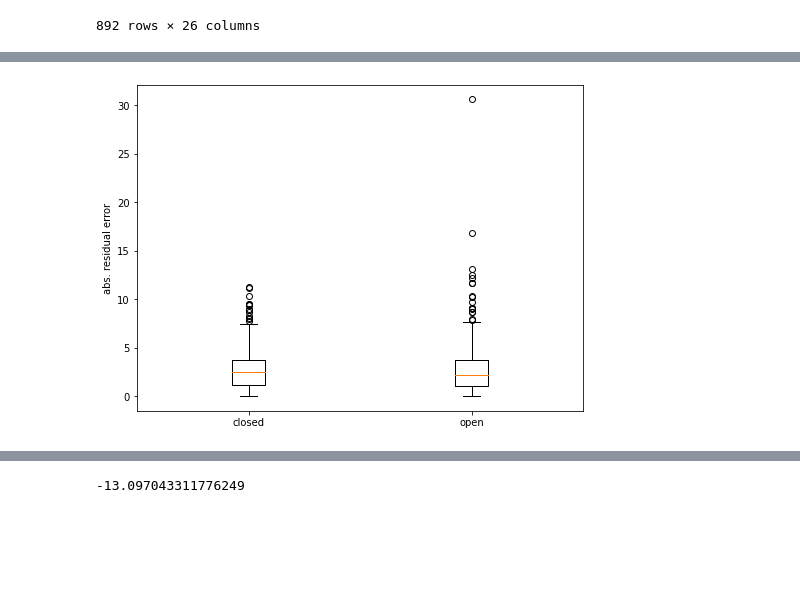
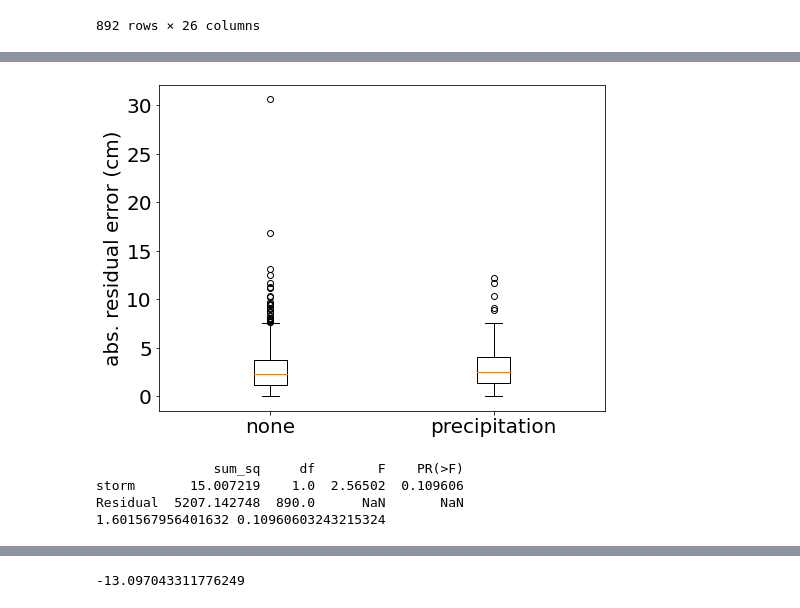
Before and after one commit to CV4EcologySchool/snow-Dayz, a Jupyter notebook: snowpoles/processing_and_analysis/error_analysis.ipynb, the cells around one changed output, grey strips where cells are left out. Drawn from its saved outputs; the diff is of its cells as text; code cells hidden in the pictures; blank space fills up the shorter version.

```diff
--- a/snowpoles/processing_and_analysis/error_analysis.ipynb
+++ b/snowpoles/processing_and_analysis/error_analysis.ipynb
@@ -72,11 +146,28 @@ plt.show()
 # %%
 # Group data by 'canopy'
-grouped = results.groupby('closed_open')['abs_diff']
+grouped = results.groupby('storm')['abs_diff']
 
 # Create boxplot
 plt.figure(figsize=(8, 6))
-plt.boxplot([group.values for _, group in grouped], labels=grouped.groups.keys())
+plt.boxplot([group.values for _, group in grouped], labels=['none','precipitation'])
 plt.ylabel('abs. residual error')
+plt.ylabel('abs. residual error (cm)', fontsize=20)
+plt.xticks([1, 2], ['none','precipitation'], fontsize= 20)
+plt.yticks(fontsize= 20)
 plt.show()
+
+# Perform ANOVA
+model = ols('abs_diff ~ storm', data=results).fit()
+anova_table = sm.stats.anova_lm(model, typ=2)
+print(anova_table)
+
+storm = results[results['storm'] == 'storm']['abs_diff']
+none = results[results['storm'] == 'none']['abs_diff']
+t_statistic, p_value = ttest_ind(storm, none)
+print(t_statistic, p_value)
 # %% [output]
-[figure, old version]
+[figure, new version]
+               sum_sq     df        F    PR(>F)
+storm       15.007219    1.0  2.56502  0.109606
+Residual  5207.142748  890.0      NaN       NaN
+1.601567956401632 0.10960603243215324
```
Also changed, not shown: parts of 15 cells of this notebook, 11 other files.
